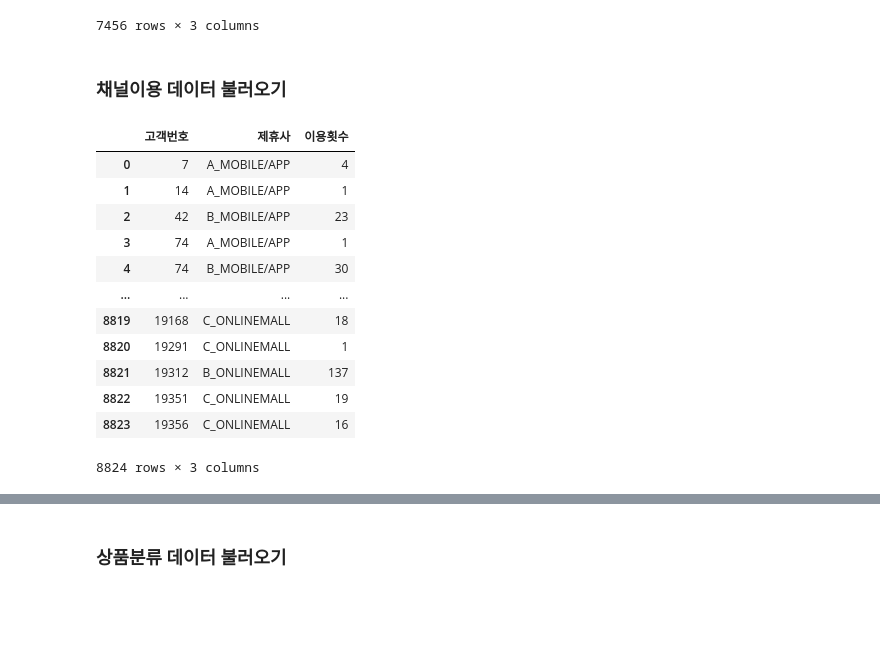
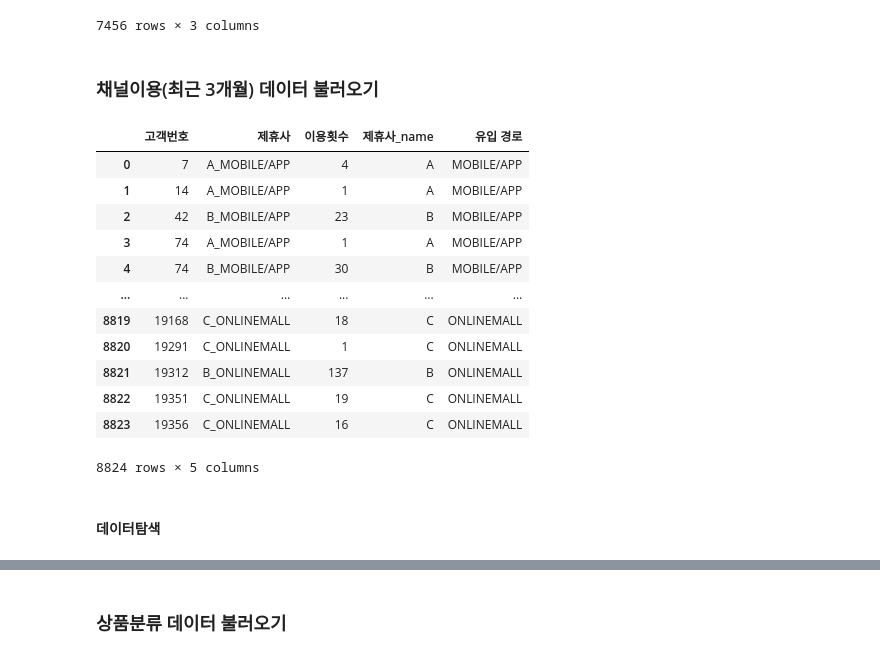
Before and after one commit to choi-aerim/cakd7_class, a Jupyter notebook: m5_DB/구매데이터 분석.ipynb, the cells around one changed output, grey strips where cells are left out. Saved outputs shown, nothing was run; the diff lists cells and outputs as text; code cells hidden in the pictures; blank space fills up the shorter version.

```diff
--- a/m5_DB/구매데이터 분석.ipynb
+++ b/m5_DB/구매데이터 분석.ipynb
@@ -77,21 +77,25 @@ membership
 | 7455 | 19383 | 롭스 | 201507 |
 7456 rows × 3 columns
 # %% [markdown]
-### 채널이용 데이터 불러오기
+### 채널이용(최근 3개월) 데이터 불러오기
 # %%
 channel = pd.read_csv('C:/cakd7/2차 프로젝트/data/채널이용.txt', sep=',', encoding='cp949')
+channel['제휴사_name'] = channel['제휴사'].apply(lambda x: x[0])
+channel['유입 경로'] = channel['제휴사'].apply(lambda x: x.split('_')[1])
 channel
 # %% [output]
-|  | 고객번호 | 제휴사 | 이용횟수 |
-| 0 | 7 | A_MOBILE/APP | 4 |
-| 1 | 14 | A_MOBILE/APP | 1 |
-| 2 | 42 | B_MOBILE/APP | 23 |
-| 3 | 74 | A_MOBILE/APP | 1 |
-| 4 | 74 | B_MOBILE/APP | 30 |
-| ... | ... | ... | ... |
-| 8819 | 19168 | C_ONLINEMALL | 18 |
-| 8820 | 19291 | C_ONLINEMALL | 1 |
-| 8821 | 19312 | B_ONLINEMALL | 137 |
-| 8822 | 19351 | C_ONLINEMALL | 19 |
-| 8823 | 19356 | C_ONLINEMALL | 16 |
+|  | 고객번호 | 제휴사 | 이용횟수 | 제휴사_name | 유입 경로 |
+| 0 | 7 | A_MOBILE/APP | 4 | A | MOBILE/APP |
+| 1 | 14 | A_MOBILE/APP | 1 | A | MOBILE/APP |
+| 2 | 42 | B_MOBILE/APP | 23 | B | MOBILE/APP |
+| 3 | 74 | A_MOBILE/APP | 1 | A | MOBILE/APP |
+| 4 | 74 | B_MOBILE/APP | 30 | B | MOBILE/APP |
+| ... | ... | ... | ... | ... | ... |
+| 8819 | 19168 | C_ONLINEMALL | 18 | C | ONLINEMALL |
+| 8820 | 19291 | C_ONLINEMALL | 1 | C | ONLINEMALL |
+| 8821 | 19312 | B_ONLINEMALL | 137 | B | ONLINEMALL |
+| 8822 | 19351 | C_ONLINEMALL | 19 | C | ONLINEMALL |
+| 8823 | 19356 | C_ONLINEMALL | 16 | C | ONLINEMALL |
-8824 rows × 3 columns
+8824 rows × 5 columns
+# %% [markdown]
+#### 데이터탐색
```
Also changed, not shown: parts of 32 cells of this notebook.
